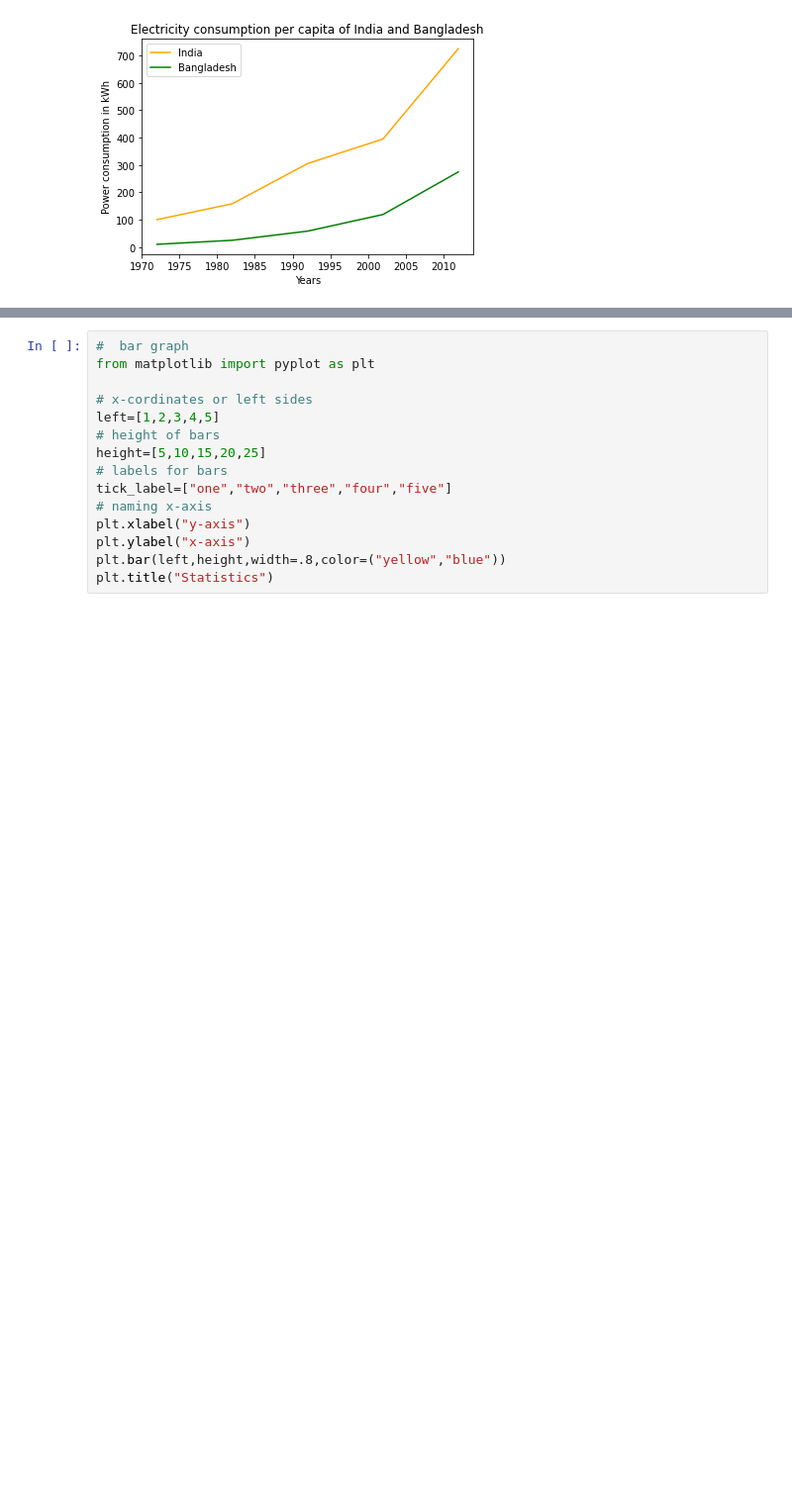
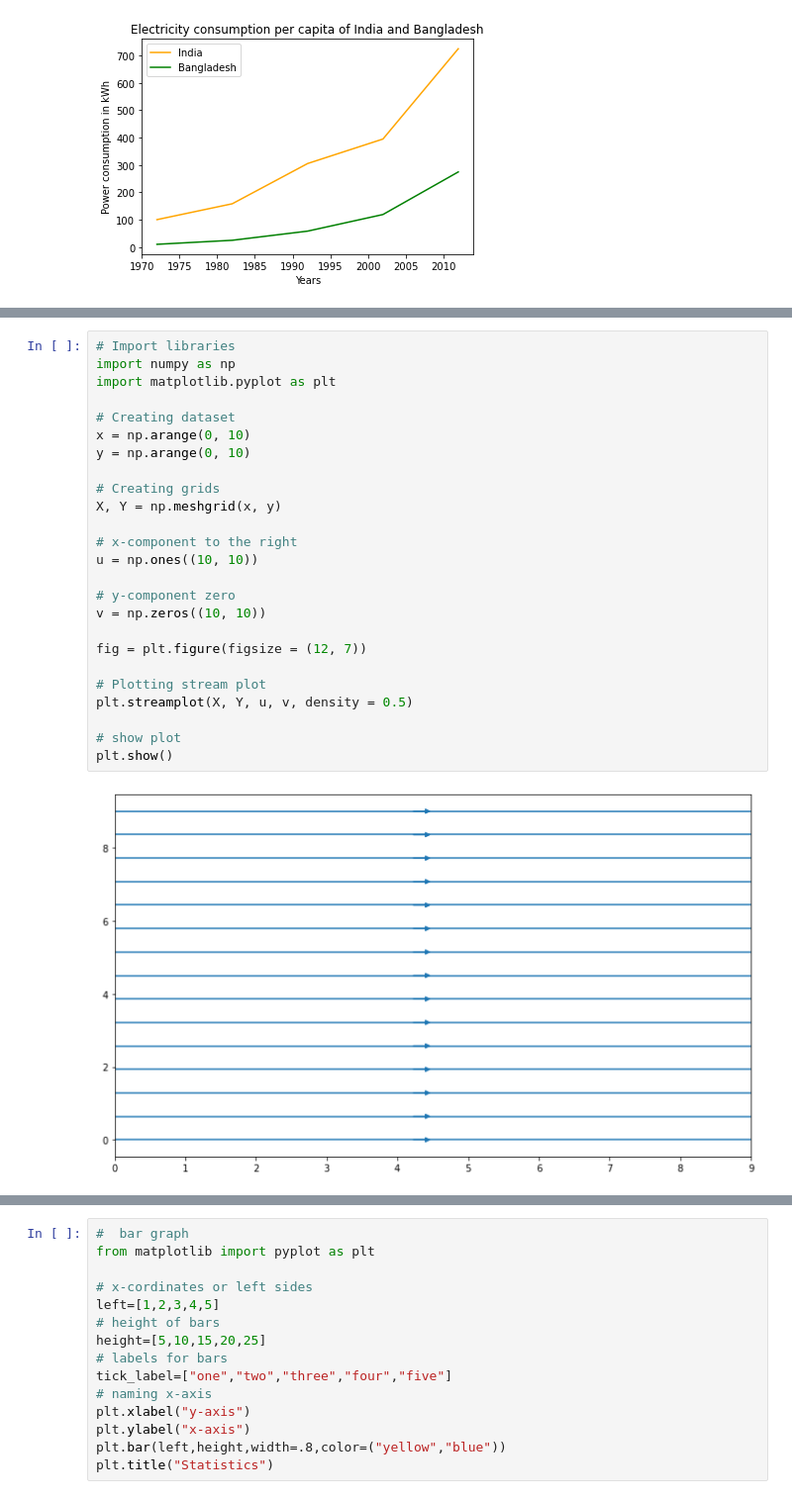
Before and after one commit to Chandrakantsm/__matplotlib__, a Jupyter notebook: basics.ipynb, the cells around one changed output, grey strips where cells are left out. Shown: that part at 99% size. Saved outputs shown, nothing was run; the diff lists cells and outputs as text; blank space fills up the shorter version.

```diff
--- a/basics.ipynb
+++ b/basics.ipynb
@@ -86,0 +121,27 @@ plt.show()
+# %%
+# Import libraries
+import numpy as np
+import matplotlib.pyplot as plt
+
+# Creating dataset
+x = np.arange(0, 10)
+y = np.arange(0, 10)
+
+# Creating grids
+X, Y = np.meshgrid(x, y)
+
+# x-component to the right
+u = np.ones((10, 10))
+
+# y-component zero
+v = np.zeros((10, 10))
+
+fig = plt.figure(figsize = (12, 7))
+
+# Plotting stream plot
+plt.streamplot(X, Y, u, v, density = 0.5)
+
+# show plot
+plt.show()
+# %% [output]
+[figure, added]
```
Also changed, not shown: parts of 2 cells of this notebook.
